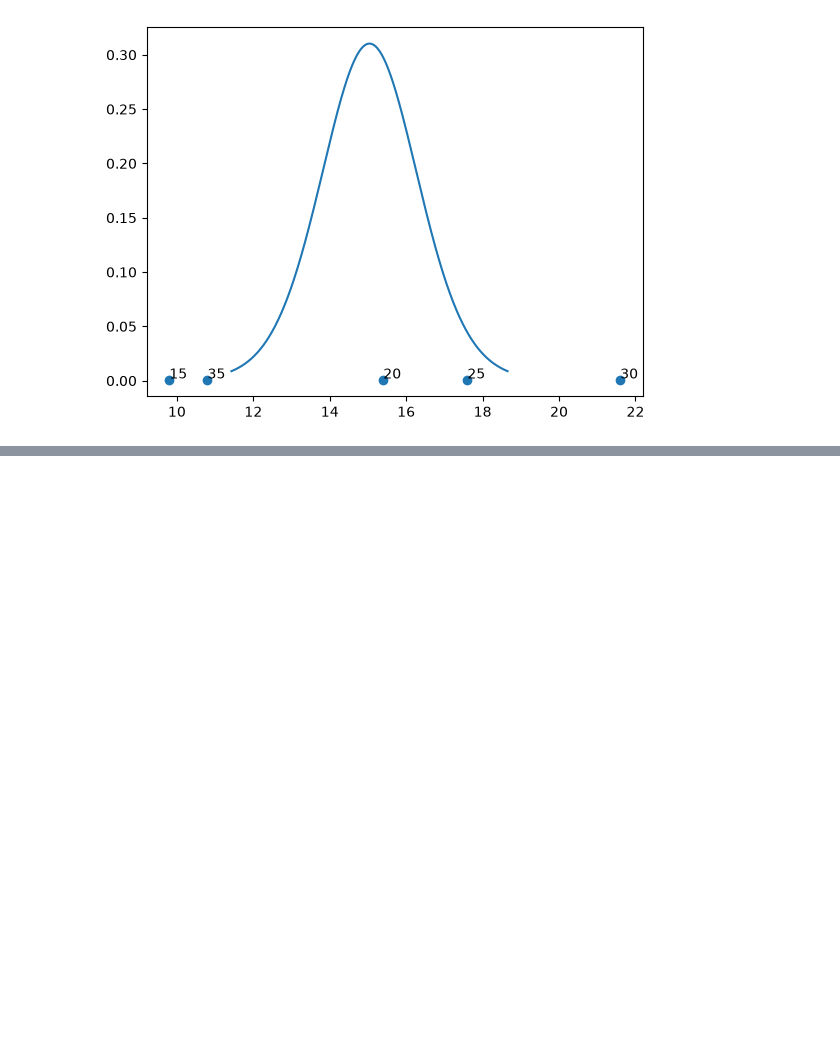
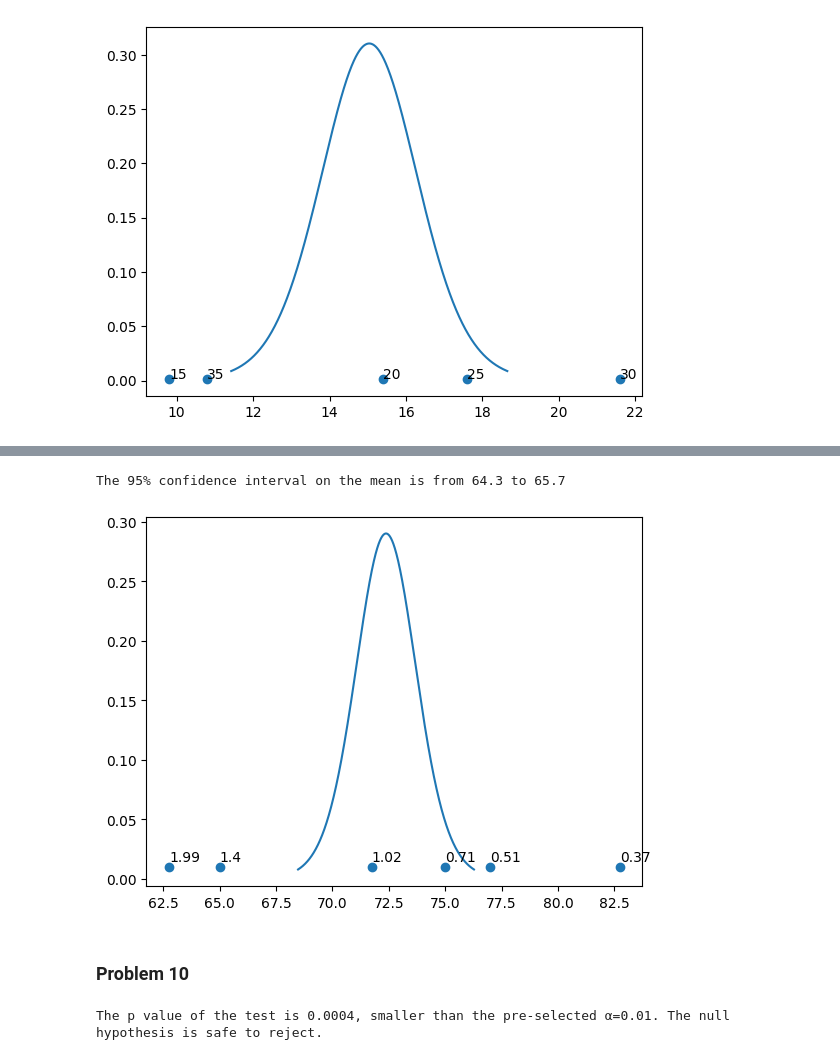
Before and after one commit to Peiguang2024/design-of-experiment, a Jupyter notebook: Montgomery/chapter3.ipynb, the cells around one changed output, grey strips where cells are left out. Cells and saved outputs as stored; diff of their text form; code cells hidden in the pictures; blank space fills up the shorter version.

```diff
--- a/Montgomery/chapter3.ipynb
+++ b/Montgomery/chapter3.ipynb
@@ -648,0 +663,32 @@ F_onewayResult(statistic=np.float64(30.85179584120983), pvalue=np.float64(3.1595
+# %%
+# d
+r_ave_09d = df_09[df_09['dia']==1.40]['radon'].mean() # the mean percent of radon released wht the diameter is 1.40
+r_se_09d = np.sqrt((df_09.residual**2).sum()/(24-6)/4) # the standard error of the mean, with 18 degrees of freedom
+t_09d = stats.t.sf(0.05/2, df=18) # the corresponding t statistic at right tail
+print(f'The 95% confidence interval on the mean is from {(r_ave_09d-t_09d*r_se_09d).round(1)} to {(r_ave_09d + t_09d*r_se_09d).round(1)}')
+# %% [output]
+The 95% confidence interval on the mean is from 64.3 to 65.7
+# %%
+# e
+# generate the data to plot the t distribution
+loc_09e = df_09.radon.mean() # the center of the t distribution
+scale_09e = r_se_09d # the scale of the t distribution is just the standard error of the sample mean
+
+# create a range of x
+pct_09e = 0.99 # the coverage of the range x
+t_09e = stats.t.isf((1-pct_09e)/2, scale=scale_09e, df=18) #
+x_09e = np.linspace(-t_09e, t_09e, 1001)
+y_09e = stats.t.pdf(x_09e, scale=scale_09e, df=18)
+
+# generate the t distribution plot
+plt.plot(x_09e+loc_09e, y_09e)
+
+# plot the data scatter plots
+r_ave_09 = df_09.groupby('dia')['radon'].mean()
+plt.scatter(r_ave_09.values, [0.01]*6)
+for i in range(6):
+    plt.text(r_ave_09.values[i], 0.015, r_ave_09.index[i])
+# %% [output]
+[figure, added]
+# %% [markdown]
+### Problem 10
@@ -648,0 +700,8 @@ F_onewayResult(statistic=np.float64(30.85179584120983), pvalue=np.float64(3.1595
+# %%
+# a. The null hypothesis (H0): the three circuit types have the same response time and alpha=0.01
+# run analysis of variance using the scipy.stats.f_oneway method
+f_10a, p_10a = f_1way(df_10, 'circuit', 'r_time')
+f_10a, p_10a
+print(f'The p value of the test is {p_10a.round(4)}, smaller than the pre-selected {alpha}=0.01. The null hypothesis is safe to reject.')
+# %% [output]
+The p value of the test is 0.0004, smaller than the pre-selected α=0.01. The null hypothesis is safe to reject.
```
Also changed, not shown: parts of 6 cells of this notebook.
